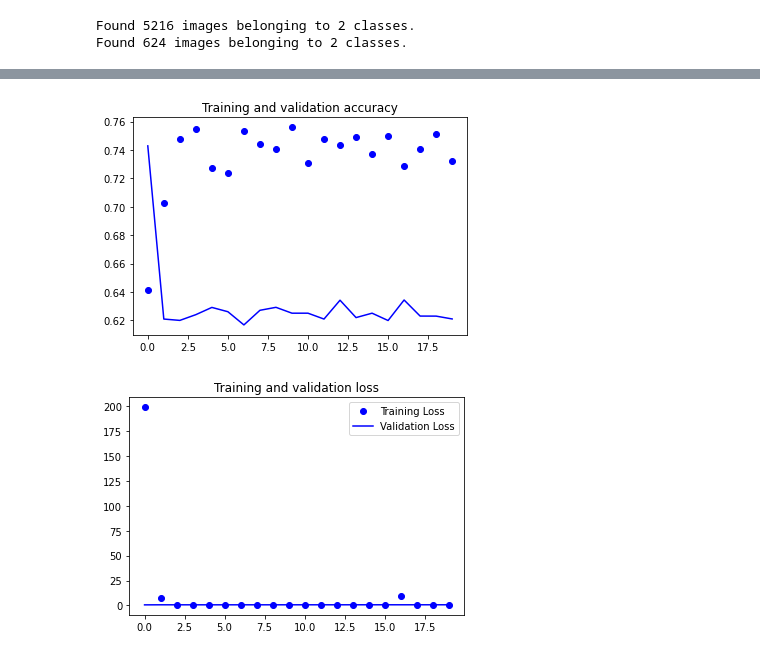
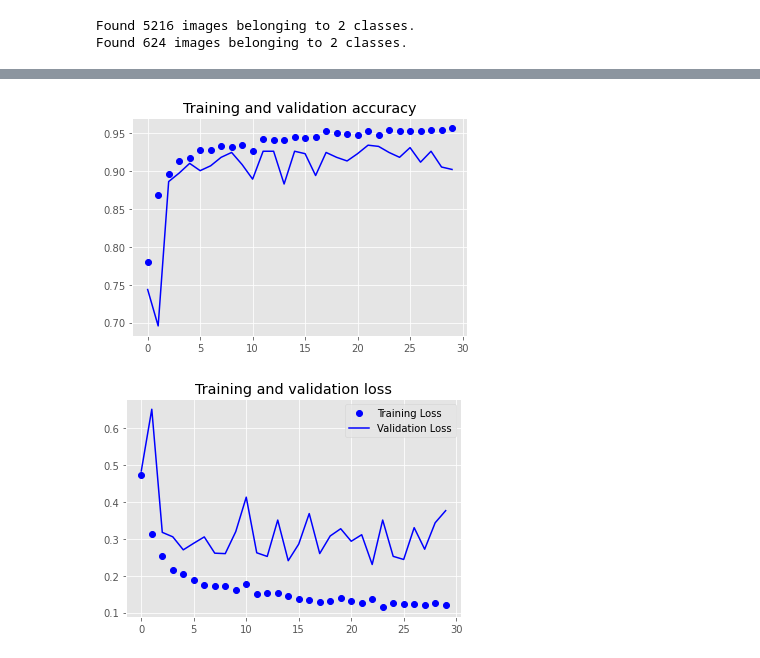
Before and after one commit to arthurchieppe/P2_CDados, a Jupyter notebook: P2-CDADOS.ipynb, the cells around one changed output, grey strips where cells are left out. Drawn from its saved outputs; the diff is of its cells as text; code cells hidden in the pictures.

```diff
--- a/P2-CDADOS.ipynb
+++ b/P2-CDADOS.ipynb
@@ -195,20 +251,16 @@ base_dir = 'content/chest_xray'
 train_dir = os.path.join( base_dir, 'train')
 validation_dir = os.path.join( base_dir, 'test')
 
+# Adicionando Aumento de Dados para o ImageGenerator (a fim de evitar overfitting)
 train_datagen = ImageDataGenerator(
-    featurewise_center=False,  # set input mean to 0 over the dataset
-    samplewise_center=False,  # set each sample mean to 0
-    featurewise_std_normalization=False,  # divide inputs by std of the dataset
-    samplewise_std_normalization=False,  # divide each input by its std
-    zca_whitening=False,  # apply ZCA whitening
-    rotation_range = 30,  # randomly rotate images in the range (degrees, 0 to 180)
-    zoom_range = 0.2, # Randomly zoom image
-    width_shift_range=0.1,  # randomly shift images horizontally (fraction of total width)
-    height_shift_range=0.1,  # randomly shift images vertically (fraction of total height)
-    horizontal_flip = True,  # randomly flip images
-    vertical_flip=False)
+    rotation_range = 30,  # Rotacionar a imagem até 30 graus de maneira aleatória
+    zoom_range = 0.2, # Dando zoom na imagem de maneira aleatória
+    width_shift_range=0.1,  # Deslocando a imagem horizontalmente de maneira aleatória
+    height_shift_range=0.1,  # Deslocando a imagem verticalmente de maneira aleatória
+    horizontal_flip = True,  # Espelhamento horizontal da imagem de maneira aleatória
+    rescale = 1.0/255.)
 
-test_datagen = ImageDataGenerator( rescale = 1.0/255. )
+test_datagen = ImageDataGenerator(rescale = 1.0/255.)
 
 train_generator = train_datagen.flow_from_directory(train_dir,
                                                     batch_size = 20,
@@ -243,7 +322,19 @@ model.compile(optimizer='adam',
+# %%
+model.compile(optimizer=tf.keras.optimizers.Adam(lr=0.001),
+              loss="binary_crossentropy",
+              metrics=['accuracy'])
+
+# Criando Callback para parar o modelo caso ele atinja 95% de acurácia
+class myCallback(tf.keras.callbacks.Callback):
+    def on_epoch_end(self, epoch, logs={}):
+        if(logs.get('accuracy')>0.95):
+            print("\nAlcançado acurácia de 95% na base de testes")
+            self.model.stop_training = True
+
+callbacks = myCallback()
 # %%
 history = model.fit(
-            train_generator,
-            validation_data = validation_generator,
-            steps_per_epoch = 100,
-            epochs = 20,
-            validation_steps = 50)
+    train_generator,
+    validation_data = validation_generator,
+    epochs = 30,
+    callbacks=[callbacks])
@@ -268,24 +341,24 @@ Epoch 20/20
 # %%
-import matplotlib.pyplot as plt
+plt.style.use('ggplot')
 acc = history.history['accuracy']
 val_acc = history.history['val_accuracy']
 loss = history.history['loss']
 val_loss = history.history['val_loss']
 
 epochs = range(len(acc))
 
 plt.plot(epochs, acc, 'bo', label='Training accuracy')
 plt.plot(epochs, val_acc, 'b', label='Validation accuracy')
 plt.title('Training and validation accuracy')
 
 plt.figure()
 
 plt.plot(epochs, loss, 'bo', label='Training Loss')
 plt.plot(epochs, val_loss, 'b', label='Validation Loss')
 plt.title('Training and validation loss')
 plt.legend()
 
 plt.show()
 # %% [output]
-[figure, old version]
+[figure, new version]
-[figure, old version]
+[figure, new version]
```
Also changed, not shown: parts of 15 cells of this notebook.
